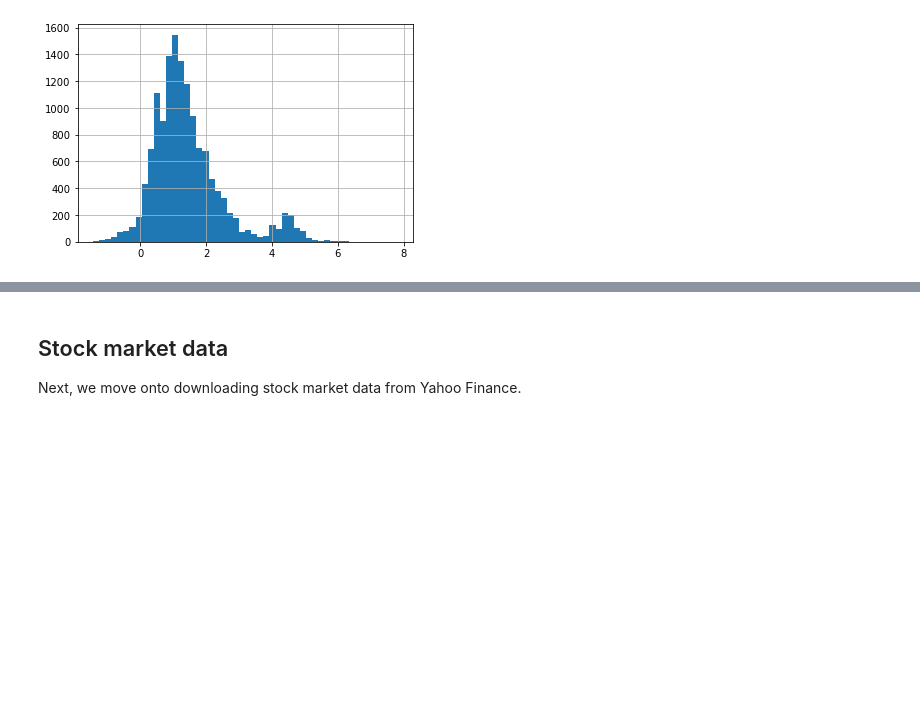
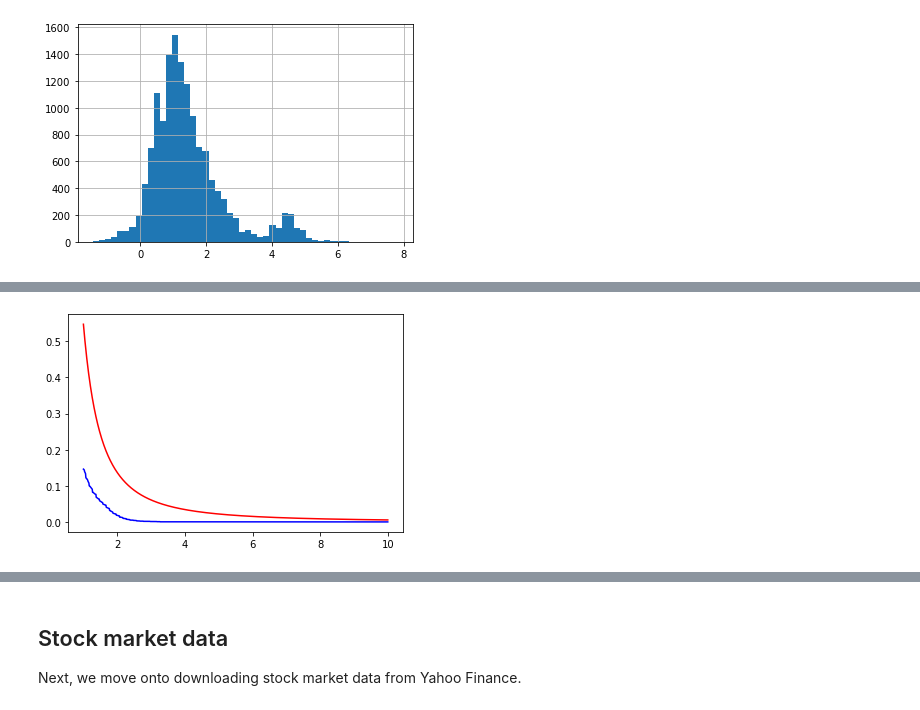
Before and after one commit to ArianNadjim/Tripods, a Jupyter notebook: PythonVershynin/Analyzing Real Life Data with Pandas.ipynb, the cells around one changed output, grey strips where cells are left out. Saved outputs shown, nothing was run; the diff lists cells and outputs as text; code cells hidden in the pictures; blank space fills up the shorter version.

```diff
--- a/PythonVershynin/Analyzing Real Life Data with Pandas.ipynb
+++ b/PythonVershynin/Analyzing Real Life Data with Pandas.ipynb
@@ -158,0 +175,34 @@ Next, we will plot the same histogram but using only one type of measurement. (T
+# %%
+import numpy as np
+
+magnitudes = df_ml['mag'] # this will be interpreted as a numpy array of numbers
+magMean = magnitudes.mean()
+magVariance = magnitudes.var()
+numDataPoints = magnitudes.shape[0] # number of data points in use
+
+def chebyshevLHS(t):
+    normalizedMags = magnitudes - magMean # note that here we are subtracting a number from an array!
+    absValues = np.abs(normalizedMags)
+    count = np.sum(absValues >= t)
+    probability = count / numDataPoints
+    return probability
+
+def chebyshevRHS(t):
+    return magVariance/t**2
+# %%
+import matplotlib.pyplot as plt
+
+a = 1
+b = 10
+n = 1000
+tValues = np.linspace(a, b, n) # take n (evenly spaced) numbers from the interval [a,b)
+y1Values = [chebyshevLHS(t) for t in tValues] # compute the LHS at each one of the t-values
+y2Values = [chebyshevRHS(t) for t in tValues] # compute the RHS at each one of the t-values
+
+plt.plot(tValues, y1Values, 'blue')
+plt.plot(tValues, y2Values, 'red')
+# Chebyshev's inequality claims that the red curve is always above the blue one
+
+plt.show()
+# %% [output]
+[figure, added]
```
Also changed, not shown: parts of 20 cells of this notebook.
